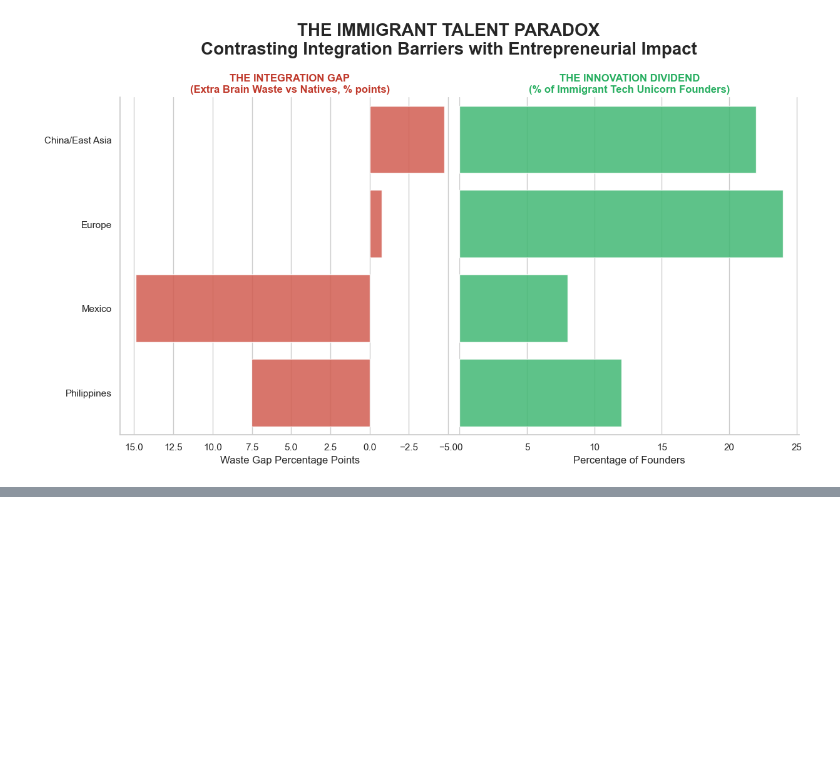
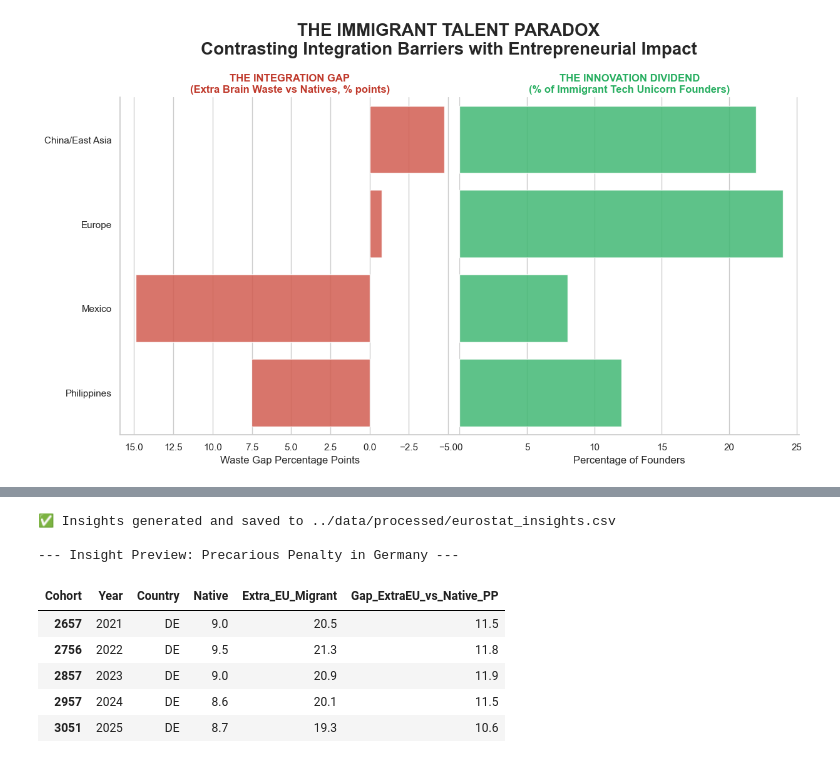
Before and after one commit to mrziwan89/migration-economic-impact, a Jupyter notebook: notebooks/test.ipynb, the cells around one changed output, grey strips where cells are left out. Saved outputs shown, nothing was run; the diff lists cells and outputs as text; code cells hidden in the pictures; blank space fills up the shorter version.

```diff
--- a/notebooks/test.ipynb
+++ b/notebooks/test.ipynb
@@ -462,0 +627,61 @@ plt.show()
+# %%
+import pandas as pd
+import numpy as np
+from IPython.display import display
+
+
+PROCESSED_DIR = "../data/processed"
+
+# 1. Load the harmonized Master Panel
+df_euro = pd.read_csv(f"{PROCESSED_DIR}/eurostat_master_panel.csv")
+
+# 2. Pivot the data so Cohorts become columns
+# This aligns Native, EU_Migrant, and Extra_EU_Migrant on the same row for direct math
+df_pivot = df_euro.pivot_table(
+    index=['Year', 'Country', 'Metric'],
+    columns='Cohort',
+    values='Value'
+).reset_index()
+
+# 3. Calculate the Universal Disparities (The "Insights")
+
+# A. Absolute Gap (Percentage Point difference)
+# Note: For Poverty & Temporary Contracts, a POSITIVE number means Migrants are penalized.
+# For Employment Rate, a NEGATIVE number means Migrants are penalized.
+if 'Extra_EU_Migrant' in df_pivot.columns and 'Native' in df_pivot.columns:
+    df_pivot['Gap_ExtraEU_vs_Native_PP'] = df_pivot['Extra_EU_Migrant'] - df_pivot['Native']
+    df_pivot['Gap_EU_vs_Native_PP'] = df_pivot['EU_Migrant'] - df_pivot['Native']
+
+# B. Ratio (Multiplicative Difference)
+# Highly relevant for Incarceration (e.g., 5.2x higher rate)
+if 'Total_Migrant' in df_pivot.columns and 'Native' in df_pivot.columns:
+    # np.where prevents Division By Zero errors if Native rate is exactly 0
+    df_pivot['Ratio_TotalMigrant_vs_Native'] = np.where(
+        df_pivot['Native'] > 0,
+        df_pivot['Total_Migrant'] / df_pivot['Native'],
+        np.nan
+    )
+
+# 4. Save the Insight-Ready dataset
+insights_path = f"{PROCESSED_DIR}/eurostat_insights.csv"
+df_pivot.to_csv(insights_path, index=False)
+print(f"✅ Insights generated and saved to {insights_path}")
+
+# 5. Sanity Check: Let's view the "Precarious Penalty" for Germany (DE) as an example
+print("\n--- Insight Preview: Precarious Penalty in Germany ---")
+preview = df_pivot[
+    (df_pivot['Country'] == 'DE') &
+    (df_pivot['Metric'] == 'Temporary_Contract_Rate')
+].dropna(subset=['Gap_ExtraEU_vs_Native_PP']).tail(5)
+
+display(preview[['Year', 'Country', 'Native', 'Extra_EU_Migrant', 'Gap_ExtraEU_vs_Native_PP']])
+# %% [output]
+✅ Insights generated and saved to ../data/processed/eurostat_insights.csv
+
+--- Insight Preview: Precarious Penalty in Germany ---
+| Cohort | Year | Country | Native | Extra_EU_Migrant | Gap_ExtraEU_vs_Native_PP |
+| 2657 | 2021 | DE | 9.0 | 20.5 | 11.5 |
+| 2756 | 2022 | DE | 9.5 | 21.3 | 11.8 |
+| 2857 | 2023 | DE | 9.0 | 20.9 | 11.9 |
+| 2957 | 2024 | DE | 8.6 | 20.1 | 11.5 |
+| 3051 | 2025 | DE | 8.7 | 19.3 | 10.6 |
```
Also changed, not shown: parts of 16 cells of this notebook.
